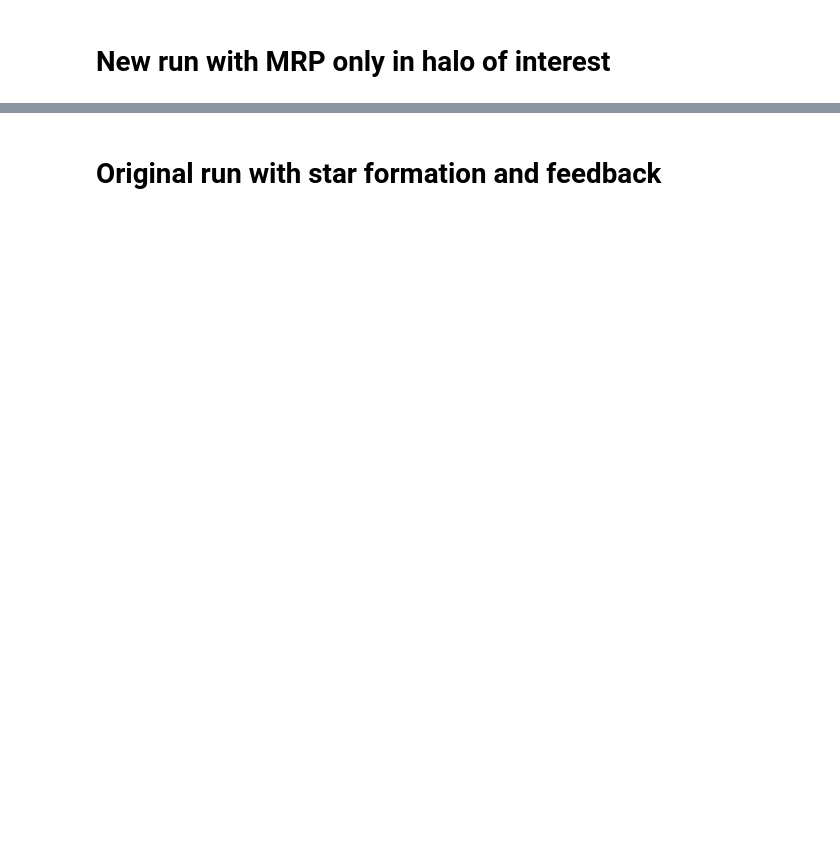
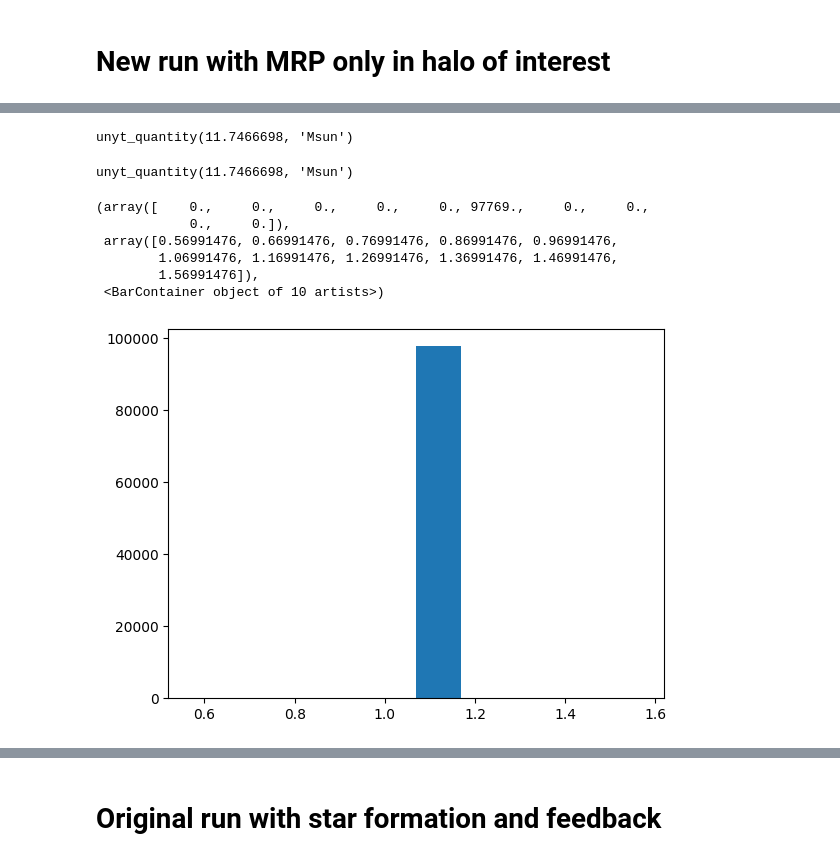
Before and after one commit to jwise77/enzo-split-mrp-halo, a Jupyter notebook: Inspect-MRP.ipynb, the cells around one changed output, grey strips where cells are left out. Saved outputs shown, nothing was run; the diff lists cells and outputs as text; code cells hidden in the pictures; blank space fills up the shorter version.

```diff
--- a/Inspect-MRP.ipynb
+++ b/Inspect-MRP.ipynb
@@ -31,0 +29,3 @@ width = ds.quan(0.25, 'unitary')
+# %%
+rhomax, center = ds.find_max(('gas', 'density'))
+width = ds.quan(3, 'kpc')
@@ -86,0 +161,22 @@ yt : [INFO     ] 2025-02-18 18:12:34,359 Making a fixed resolution buffer of (('
+# %%
+sp = ds.sphere(center, ds.quan(500, 'pc'))
+# %%
+pmass = sp['nbody', 'particle_mass']
+# %%
+pmass.to('Msun').mean()
+# %% [output]
+unyt_quantity(11.7466698, 'Msun')
+# %%
+np.median(pmass.to('Msun'))
+# %% [output]
+unyt_quantity(11.7466698, 'Msun')
+# %%
+plt.hist(np.log10(pmass.to('Msun')))
+# %% [output]
+(array([    0.,     0.,     0.,     0.,     0., 97769.,     0.,     0.,
+            0.,     0.]),
+ array([0.56991476, 0.66991476, 0.76991476, 0.86991476, 0.96991476,
+        1.06991476, 1.16991476, 1.26991476, 1.36991476, 1.46991476,
+        1.56991476]),
+ <BarContainer object of 10 artists>)
+[figure, added]
```
Also changed, not shown: parts of 24 cells of this notebook, 3 other files.
